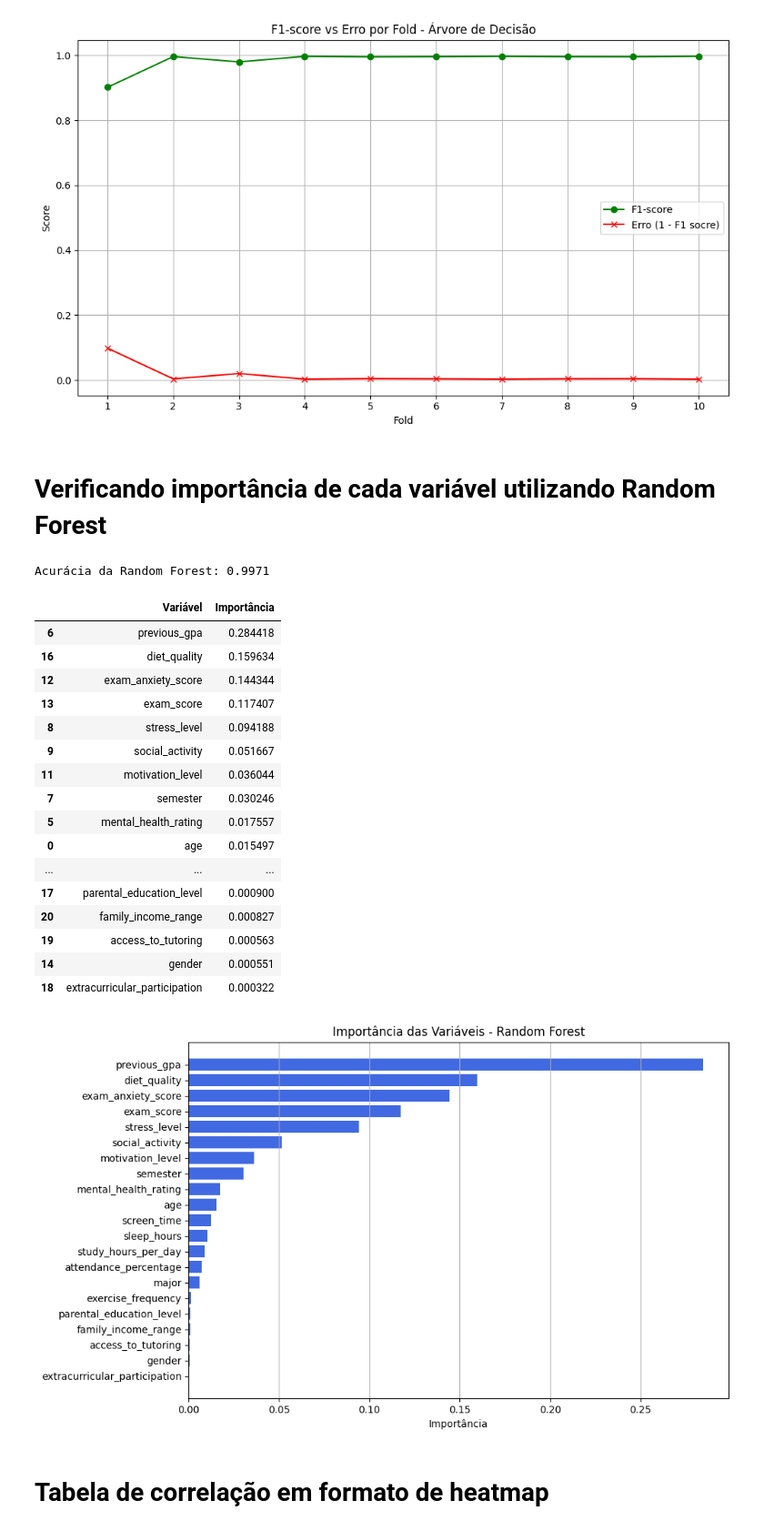
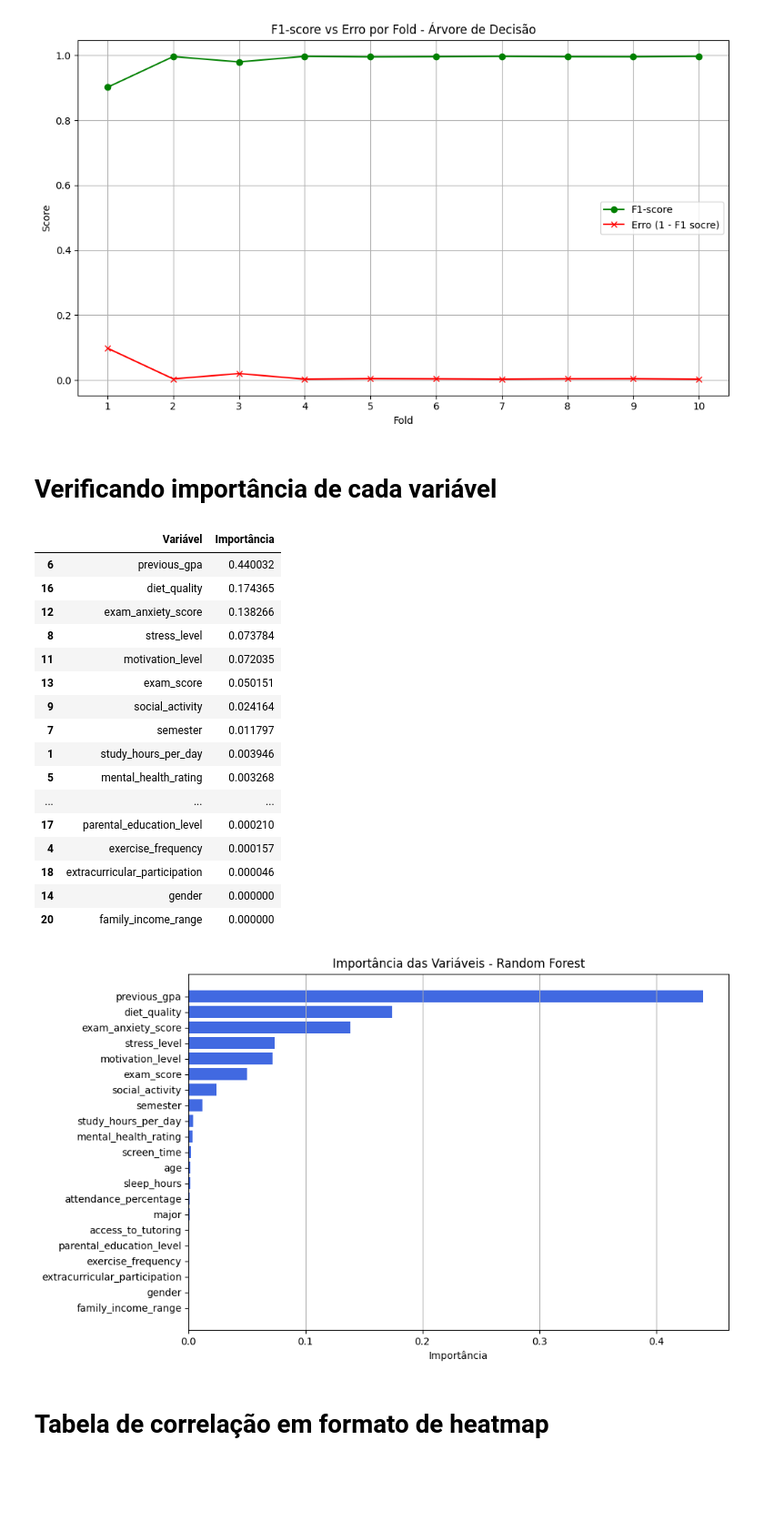
Before and after one commit to rafyzzs/tpia, a Jupyter notebook: ia.ipynb, the cells around one changed output. Shown at 91% size. Drawn from its saved outputs; the diff is of its cells as text; code cells hidden in the pictures; blank space fills up the shorter version.

Commit message:
Teste mudança

```diff
--- a/ia.ipynb
+++ b/ia.ipynb
@@ -359,74 +359,52 @@ plt.show()
 # %% [output]
 [figure]
 # %% [markdown]
-# Verificando importância de cada variável utilizando Random Forest
+# Verificando importância de cada variável
 # %%
+# Treina o modelo best_tree com todos os dados para extrair as importâncias
+best_tree.fit(X, y_enconder)
 
-from sklearn.ensemble import RandomForestClassifier
-
-# Define os dados de entrada e saída com os dados pré-processados
-X = df_pre_processado.drop(columns=["dropout_risk"])
-y = df_pre_processado["dropout_risk"]
-
-# Codifica os rótulos (No/Yes) para 0/1
-label_encoder = LabelEncoder()
-y_encoded = label_encoder.fit_transform(y)
-
-# Separa os dados em treino e teste
-X_train, X_test, y_train, y_test = train_test_split(X, y_encoded, test_size=0.2, random_state=42)
-
-# Cria o modelo Random Forest
-rf_model = RandomForestClassifier(n_estimators=100, random_state=42)
-
-# Treina o modelo
-rf_model.fit(X_train, y_train)
-
-# Avalia a acurácia
-y_pred = rf_model.predict(X_test)
-accuracy = accuracy_score(y_test, y_pred)
-f1 = f1_score(y_test, y_pred, average='weighted')
-
-print(f"Acurácia da Random Forest: {accuracy:.4f}")
-
-importances = rf_model.feature_importances_
+# Extrai as importâncias das variáveis
+importances = best_tree.feature_importances_
 feature_names = X.columns
 
+# DataFrame com os dados de importância
 importances_df = pd.DataFrame({
     'Variável': feature_names,
     'Importância': importances
 }).sort_values(by='Importância', ascending=False)
 
+# Tabela de importâncias
 display(importances_df)
 
-# Gráfico de barras da importância das variáveis
+# Gráfico de barras horizontais
 plt.figure(figsize=(10, 6))
 plt.barh(importances_df['Variável'], importances_df['Importância'], color='royalblue')
 plt.xlabel('Importância')
 plt.title('Importância das Variáveis - Random Forest')
 plt.gca().invert_yaxis()
 plt.grid(axis='x')
 plt.tight_layout()
 plt.show()
 # %% [output]
-Acurácia da Random Forest: 0.9971
 |  | Variável | Importância |
-| 6 | previous_gpa | 0.284418 |
-| 16 | diet_quality | 0.159634 |
-| 12 | exam_anxiety_score | 0.144344 |
-| 13 | exam_score | 0.117407 |
-| 8 | stress_level | 0.094188 |
-| 9 | social_activity | 0.051667 |
-| 11 | motivation_level | 0.036044 |
-| 7 | semester | 0.030246 |
-| 5 | mental_health_rating | 0.017557 |
-| 0 | age | 0.015497 |
+| 6 | previous_gpa | 0.440032 |
+| 16 | diet_quality | 0.174365 |
+| 12 | exam_anxiety_score | 0.138266 |
+| 8 | stress_level | 0.073784 |
+| 11 | motivation_level | 0.072035 |
+| 13 | exam_score | 0.050151 |
+| 9 | social_activity | 0.024164 |
+| 7 | semester | 0.011797 |
+| 1 | study_hours_per_day | 0.003946 |
+| 5 | mental_health_rating | 0.003268 |
 | ... | ... | ... |
-| 17 | parental_education_level | 0.000900 |
-| 20 | family_income_range | 0.000827 |
-| 19 | access_to_tutoring | 0.000563 |
-| 14 | gender | 0.000551 |
-| 18 | extracurricular_participation | 0.000322 |
+| 17 | parental_education_level | 0.000210 |
+| 4 | exercise_frequency | 0.000157 |
+| 18 | extracurricular_participation | 0.000046 |
+| 14 | gender | 0.000000 |
+| 20 | family_income_range | 0.000000 |
-[figure, old version]
+[figure, new version]
 # %% [markdown]
 # Tabela de correlação em formato de heatmap
 # %%
```
Also changed, not shown: parts of 2 cells of this notebook, 1 other file.
